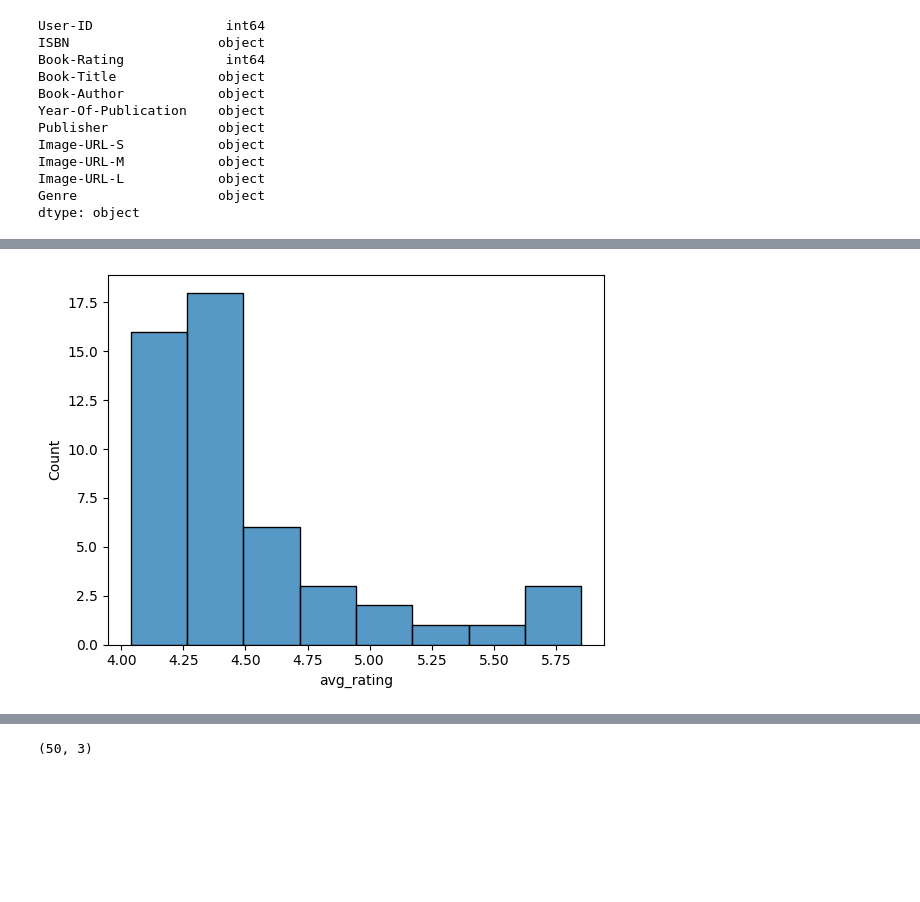
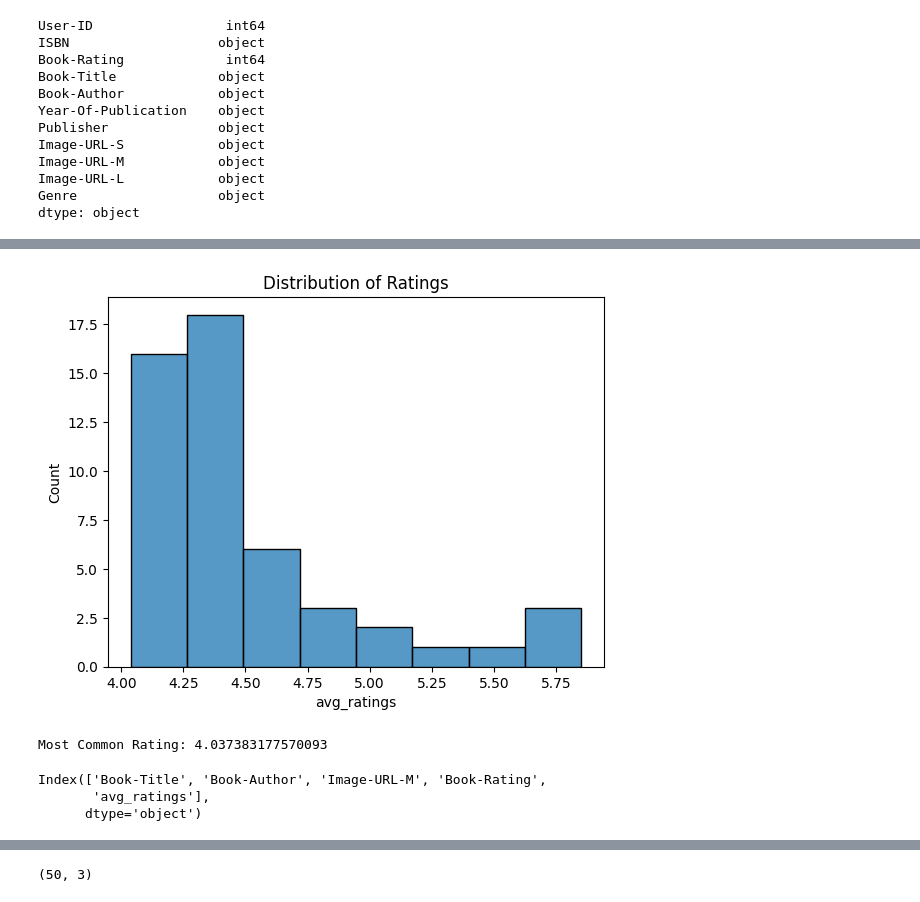
Before and after one commit to KomalWaghmore/Book-recommendation, a Jupyter notebook: book_recommender_system.ipynb, the cells around one changed output, grey strips where cells are left out. Cells and saved outputs as stored; diff of their text form; code cells hidden in the pictures; blank space fills up the shorter version.

```diff
--- a/book_recommender_system.ipynb
+++ b/book_recommender_system.ipynb
@@ -223,7 +217,7 @@ popular_df[popular_df['Book-Rating']>=250]
 | 240860 | \O\" Is for Outlaw" | 269 | 2.988848 |
 237 rows × 3 columns
 # %%
-popular_df = popular_df[popular_df['Book-Rating']>=250].sort_values('avg_rating',ascending=False).head(50)
+popular_df = popular_df[popular_df['Book-Rating']>=250].sort_values('avg_ratings',ascending=False).head(50)
 # %%
 popular_df
 # %% [output]
@@ -253,6 +267,6 @@ plt.show()
 # %%
-# plt.figure(figsize=(10,5))
-sns.histplot(popular_df["avg_rating"])
+sns.histplot(popular_df["avg_ratings"])
+plt.title("Distribution of Ratings")
 plt.show()
 # %% [output]
-[figure, old version]
+[figure, new version]
@@ -260,0 +273,11 @@ popular_df = popular_df.merge(books,on='Book-Title').drop_duplicates('Book-Title
+# %%
+most_common_rating = popular_df["avg_ratings"].mode()[0]
+print("Most Common Rating:", most_common_rating)
+# %% [output]
+Most Common Rating: 4.037383177570093
+# %%
+print(popular_df.columns)
+# %% [output]
+Index(['Book-Title', 'Book-Author', 'Image-URL-M', 'Book-Rating',
+       'avg_ratings'],
+      dtype='object')
```
Also changed, not shown: parts of 24 cells of this notebook, 3 other files.
